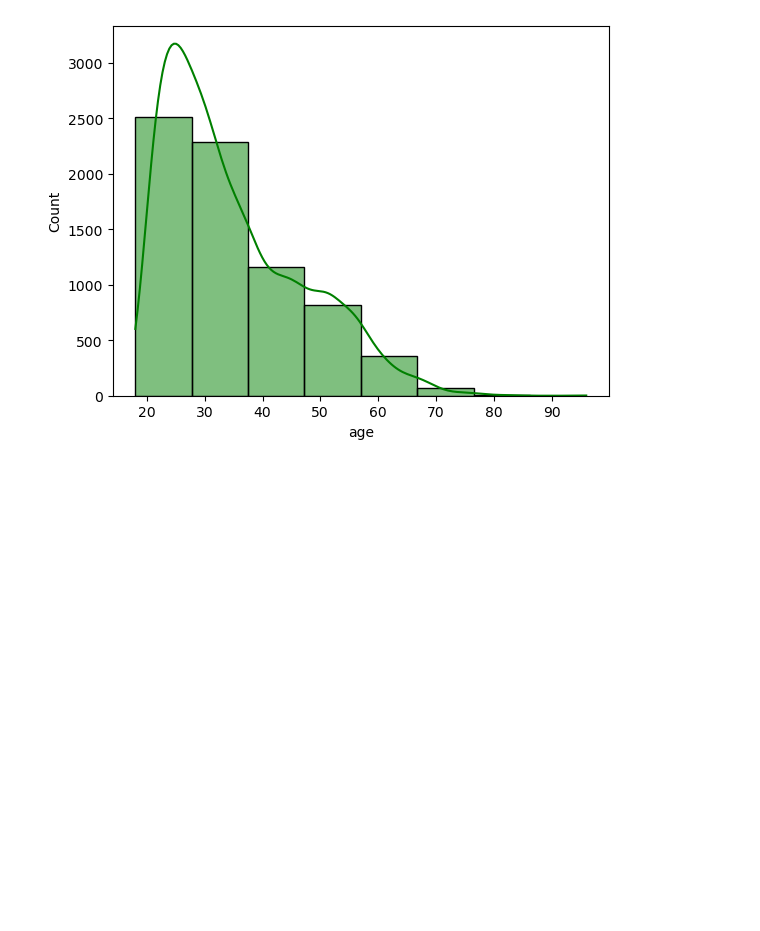
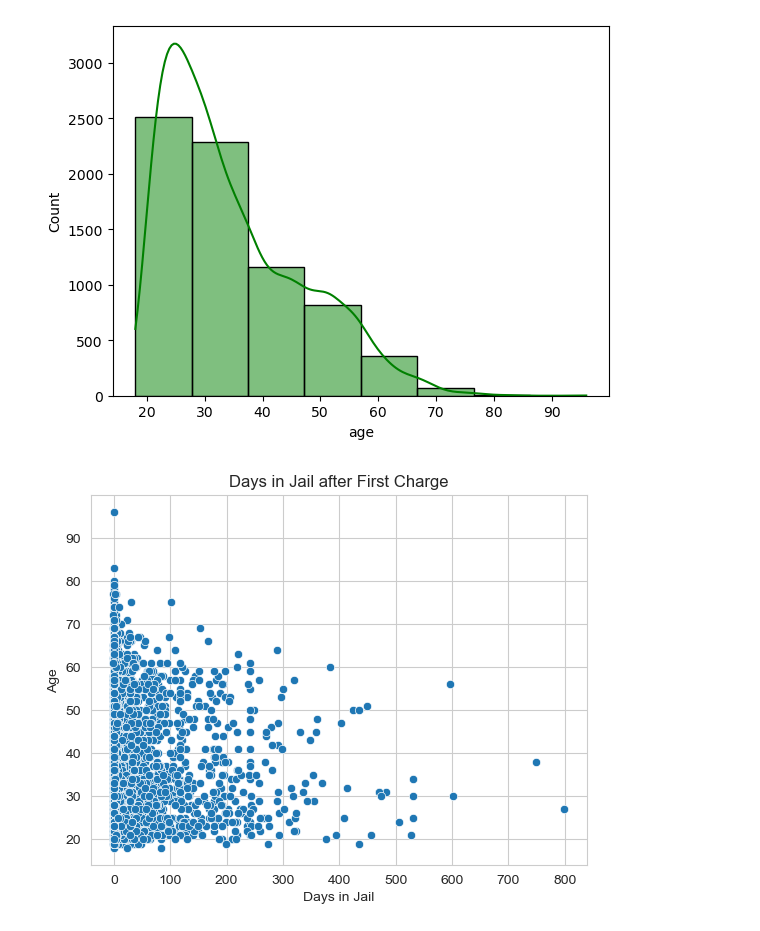
Before and after one commit to ameenfh/DataScience1, a Jupyter notebook: CodeTemplates/SeabornFundamentals.ipynb, the cells around one changed output. Drawn from its saved outputs; the diff is of its cells as text; code cells hidden in the pictures; blank space fills up the shorter version.

Commit message:
More data visualizations!

```diff
--- a/CodeTemplates/SeabornFundamentals.ipynb
+++ b/CodeTemplates/SeabornFundamentals.ipynb
@@ -78,3 +78,24 @@ sns.histplot(x = df["age"], kde = True, color = "green", bins = 8)
 # %% [output]
 <AxesSubplot:xlabel='age', ylabel='Count'>
 [figure]
+# %%
+#Challenge 7
+import matplotlib.pyplot as plt
+
+df["c_jail_in"] = pd.to_datetime(df["c_jail_in"])
+df["c_jail_out"] = pd.to_datetime(df["c_jail_out"])
+
+#new columnn
+df["total_jailtime"] = (df["c_jail_out"] - df["c_jail_in"]).dt.days
+
+
+sns.set_style("whitegrid")
+sns.scatterplot(x = df["total_jailtime"], y = df["age"])
+
+import matplotlib.pyplot as plt
+plt.xlabel("Days in Jail")
+plt.ylabel("Age")
+plt.title("Days in Jail after First Charge")
+plt.show()
+# %% [output]
+[figure, added]
```
Also changed, not shown: parts of 2 cells of this notebook.
